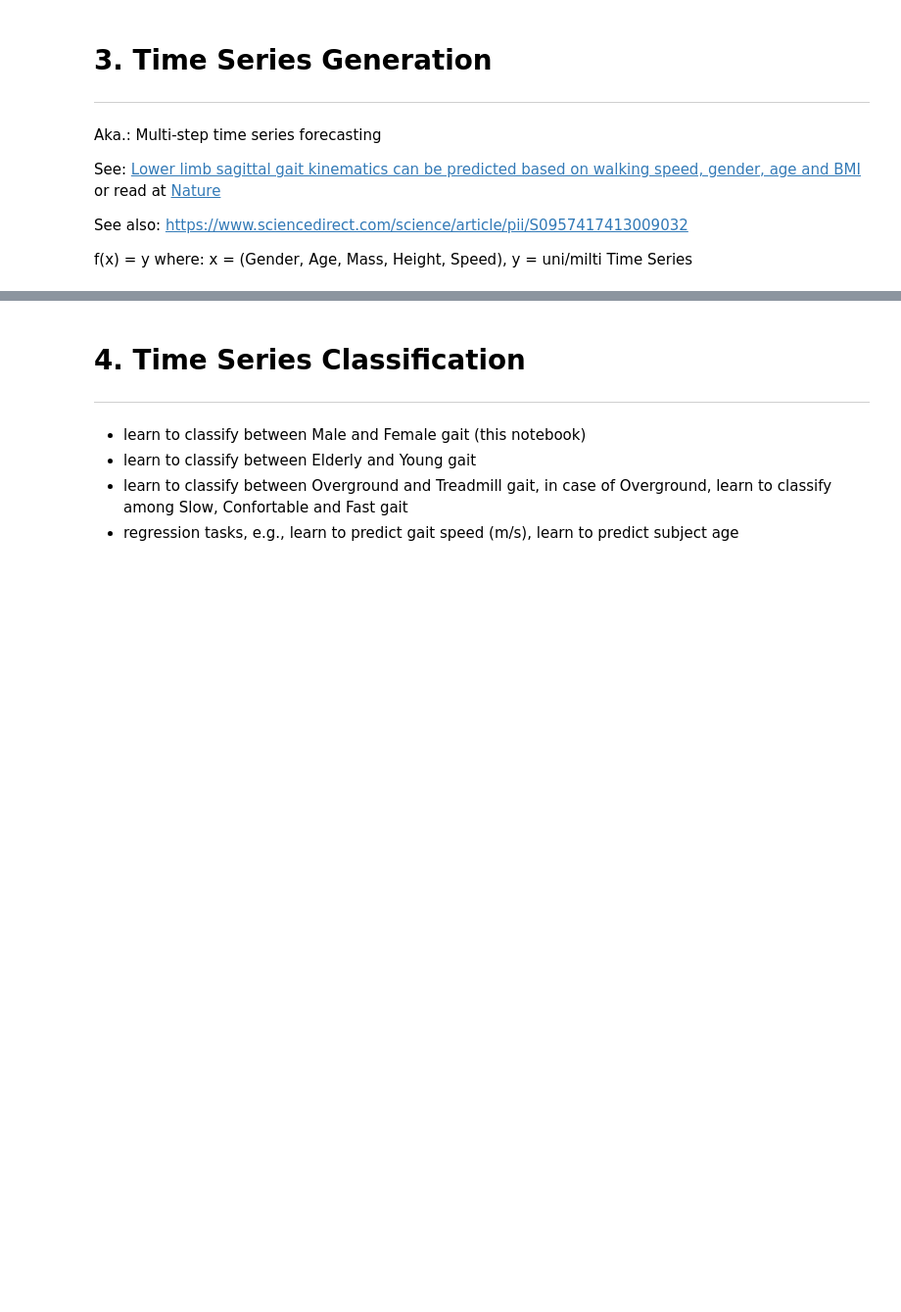
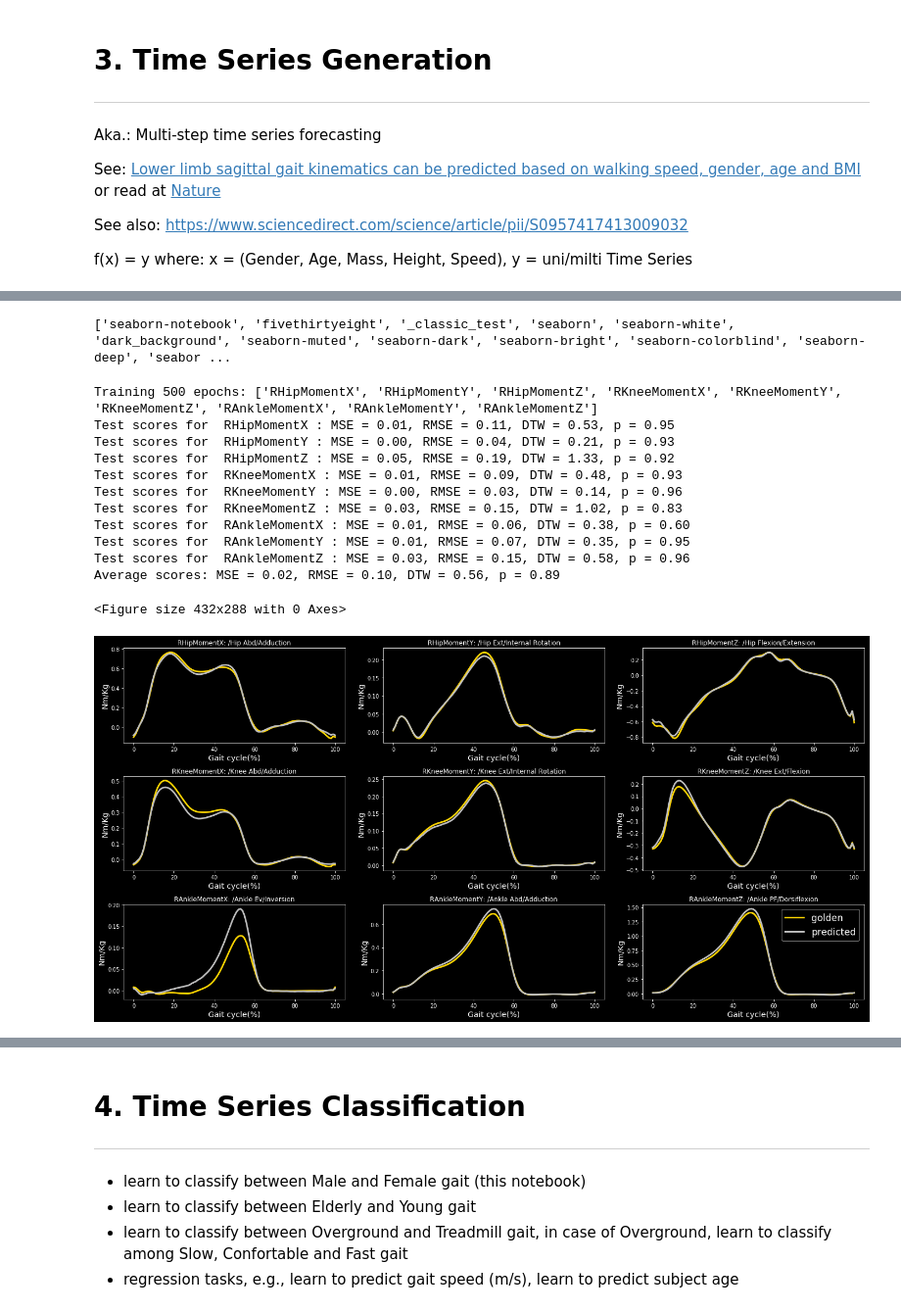
Before and after one commit to cesarboucas/gait, a Jupyter notebook: 1_gait_WBDS_ascii.ipynb, the cells around one changed output, grey strips where cells are left out. Shown at 98% size. Saved outputs shown, nothing was run; the diff lists cells and outputs as text; code cells hidden in the pictures; blank space fills up the shorter version.

```diff
--- a/1_gait_WBDS_ascii.ipynb
+++ b/1_gait_WBDS_ascii.ipynb
@@ -354,31 +415,3 @@ See: [Lower limb sagittal gait kinematics can be predicted based on walking spee
 See also: https://www.sciencedirect.com/science/article/pii/S0957417413009032
 
 f(x) = y where: x = (Gender, Age, Mass, Height, Speed), y = uni/milti Time Series
-# %%
-# Evaluation metrics between two 2D arrays
-def metrics(golden, guess):
-  #from tslearn import metrics
-  #dtw = metrics.dtw(golden, guess)
-  mse = mean_squared_error(golden, guess)
-  rmse = np.sqrt(mse)
-  nrmse = rmse / np.mean(golden)
-  pearson_coef, _ = stats.pearsonr(golden.reshape(-1), guess.reshape(-1))
-  return mse, rmse, nrmse, pearson_coef
-  #Surrogate Time Series using Fourier Transform
-  #https://stats.stackexchange.com/questions/204032/surrogate-time-series-using-fourier-transform
-
-# Visual comparation of golden average with correspondent average predicted by the model
-def compare(golden, guess, col_name=None, Save=False):
-  plt.figure(figsize=(12,5))
-  plt.plot(range(0,101), guess.mean(axis=0), label='predicted')
-  plt.plot(range(0,101), golden.mean(axis=0), label='golden')
-  plt.legend()
-  if col_name is not None:
-    plt.title('{0}: /{1}'.format(col_name, column_alias_dictionary.get(col_name)))
-  if Save:
-    plt.savefig(col_name, format='png', bbox_inches='tight')
-    # TODO:
-    #from google.colab import files
-    #files.download(col_name)
-  else:
-    plt.show()
@@ -579,0 +646,34 @@ array([<matplotlib.axes._subplots.AxesSubplot object at 0x...>,
+# %%
+print(plt.style.available)
+# %% [output]
+['seaborn-notebook', 'fivethirtyeight', '_classic_test', 'seaborn', 'seaborn-white', 'dark_background', 'seaborn-muted', 'seaborn-dark', 'seaborn-bright', 'seaborn-colorblind', 'seaborn-deep', 'seabor ...
+# %%
+plt.style.use(['seaborn-white'])
+#plt.figure(figsize=(16,9))
+plt.ylim(0, 1)
+plt.xlim(0, 100)
+plt.plot(range(0,101), [e[1:] for e in ls], linewidth=8)
+plt.legend(labels=('RMSE', 'DTW', 'p'), fontsize=24, bbox_to_anchor= (1.22, 1))
+plt.xlabel('Hidden units', fontsize='25', fontweight='bold')
+plt.ylabel('Metric value', fontsize='25', fontweight='bold')
+plt.tick_params(direction='out', length=6, width=2,grid_alpha=1, labelsize='20')
+plt.show()
+# %%
+plt.style.use(['grayscale'])
+train_test(hidden_units=20) # underfit x overfit
+# %%
+train_test(hidden_units=50)
+# %% [output]
+Training 500 epochs: ['RHipMomentX', 'RHipMomentY', 'RHipMomentZ', 'RKneeMomentX', 'RKneeMomentY', 'RKneeMomentZ', 'RAnkleMomentX', 'RAnkleMomentY', 'RAnkleMomentZ']
+Test scores for  RHipMomentX : MSE = 0.01, RMSE = 0.11, DTW = 0.53, p = 0.95
+Test scores for  RHipMomentY : MSE = 0.00, RMSE = 0.04, DTW = 0.21, p = 0.93
+Test scores for  RHipMomentZ : MSE = 0.05, RMSE = 0.19, DTW = 1.33, p = 0.92
+Test scores for  RKneeMomentX : MSE = 0.01, RMSE = 0.09, DTW = 0.48, p = 0.93
+Test scores for  RKneeMomentY : MSE = 0.00, RMSE = 0.03, DTW = 0.14, p = 0.96
+Test scores for  RKneeMomentZ : MSE = 0.03, RMSE = 0.15, DTW = 1.02, p = 0.83
+Test scores for  RAnkleMomentX : MSE = 0.01, RMSE = 0.06, DTW = 0.38, p = 0.60
+Test scores for  RAnkleMomentY : MSE = 0.01, RMSE = 0.07, DTW = 0.35, p = 0.95
+Test scores for  RAnkleMomentZ : MSE = 0.03, RMSE = 0.15, DTW = 0.58, p = 0.96
+Average scores: MSE = 0.02, RMSE = 0.10, DTW = 0.56, p = 0.89
+<Figure size 432x288 with 0 Axes>
+[figure, added]
```
Also changed, not shown: parts of 33 cells of this notebook.
